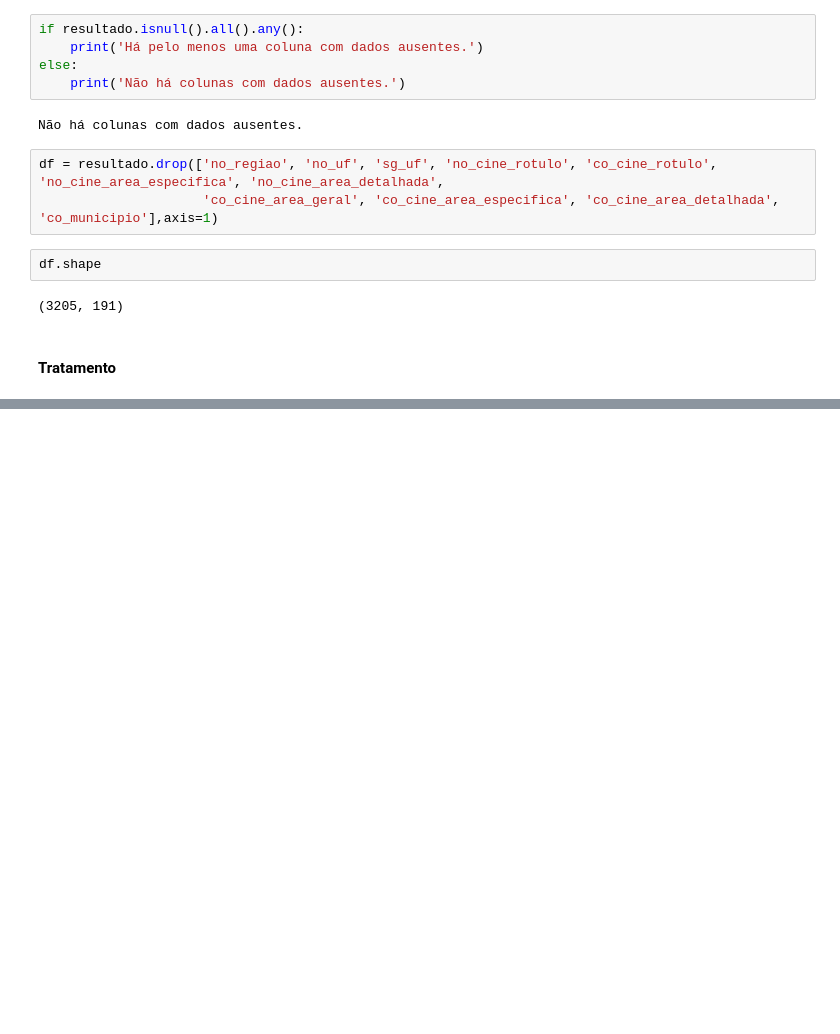
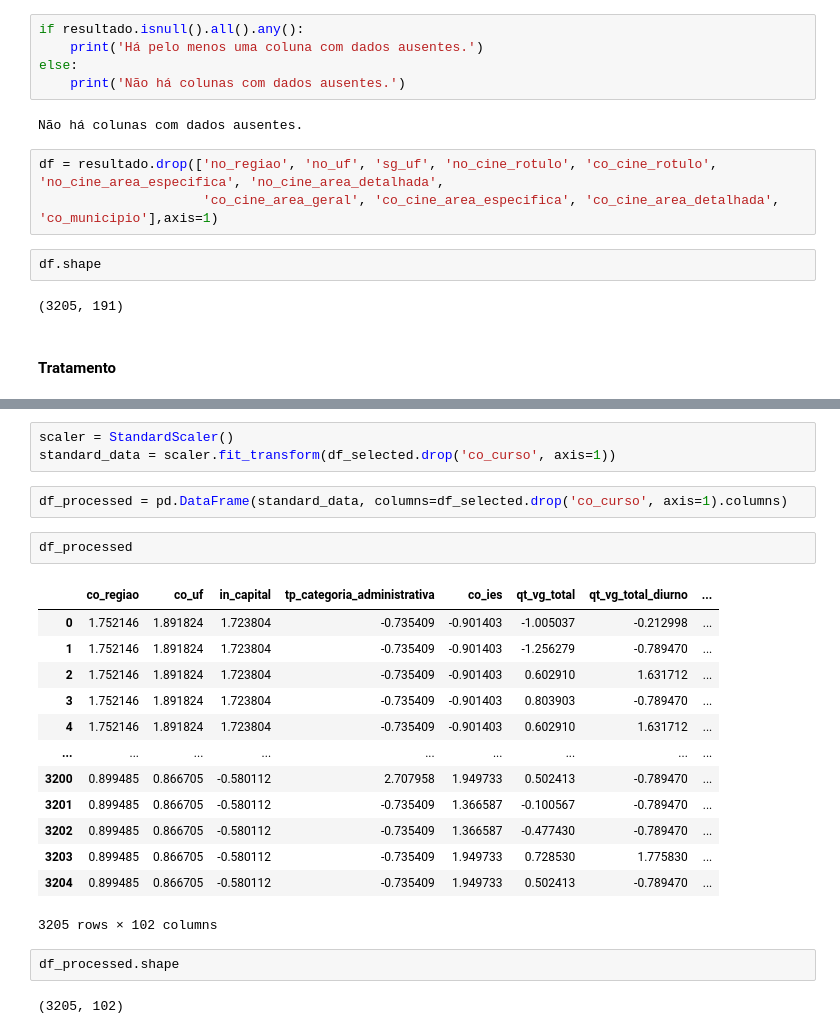
Before and after one commit to Thamires-Lopes/agrupamento-tcc, a Jupyter notebook: agrupamentoNovo/Processamento_geral.ipynb, the cells around one changed output, grey strips where cells are left out. Cells and saved outputs as stored; diff of their text form; blank space fills up the shorter version.

```diff
--- a/agrupamentoNovo/Processamento_geral.ipynb
+++ b/agrupamentoNovo/Processamento_geral.ipynb
@@ -166,0 +325,25 @@ df.shape
+# %%
+scaler = StandardScaler()
+standard_data = scaler.fit_transform(df_selected.drop('co_curso', axis=1))
+# %%
+df_processed = pd.DataFrame(standard_data, columns=df_selected.drop('co_curso', axis=1).columns)
+# %%
+df_processed
+# %% [output]
+|  | co_regiao | co_uf | in_capital | tp_categoria_administrativa | co_ies | qt_vg_total | qt_vg_total_diurno | ... |
+| 0 | 1.752146 | 1.891824 | 1.723804 | -0.735409 | -0.901403 | -1.005037 | -0.212998 | ... |
+| 1 | 1.752146 | 1.891824 | 1.723804 | -0.735409 | -0.901403 | -1.256279 | -0.789470 | ... |
+| 2 | 1.752146 | 1.891824 | 1.723804 | -0.735409 | -0.901403 | 0.602910 | 1.631712 | ... |
+| 3 | 1.752146 | 1.891824 | 1.723804 | -0.735409 | -0.901403 | 0.803903 | -0.789470 | ... |
+| 4 | 1.752146 | 1.891824 | 1.723804 | -0.735409 | -0.901403 | 0.602910 | 1.631712 | ... |
+| ... | ... | ... | ... | ... | ... | ... | ... | ... |
+| 3200 | 0.899485 | 0.866705 | -0.580112 | 2.707958 | 1.949733 | 0.502413 | -0.789470 | ... |
+| 3201 | 0.899485 | 0.866705 | -0.580112 | -0.735409 | 1.366587 | -0.100567 | -0.789470 | ... |
+| 3202 | 0.899485 | 0.866705 | -0.580112 | -0.735409 | 1.366587 | -0.477430 | -0.789470 | ... |
+| 3203 | 0.899485 | 0.866705 | -0.580112 | -0.735409 | 1.949733 | 0.728530 | 1.775830 | ... |
+| 3204 | 0.899485 | 0.866705 | -0.580112 | -0.735409 | 1.949733 | 0.502413 | -0.789470 | ... |
+3205 rows × 102 columns
+# %%
+df_processed.shape
+# %% [output]
+(3205, 102)
```
Also changed, not shown: parts of 43 cells of this notebook, 3 other files.
